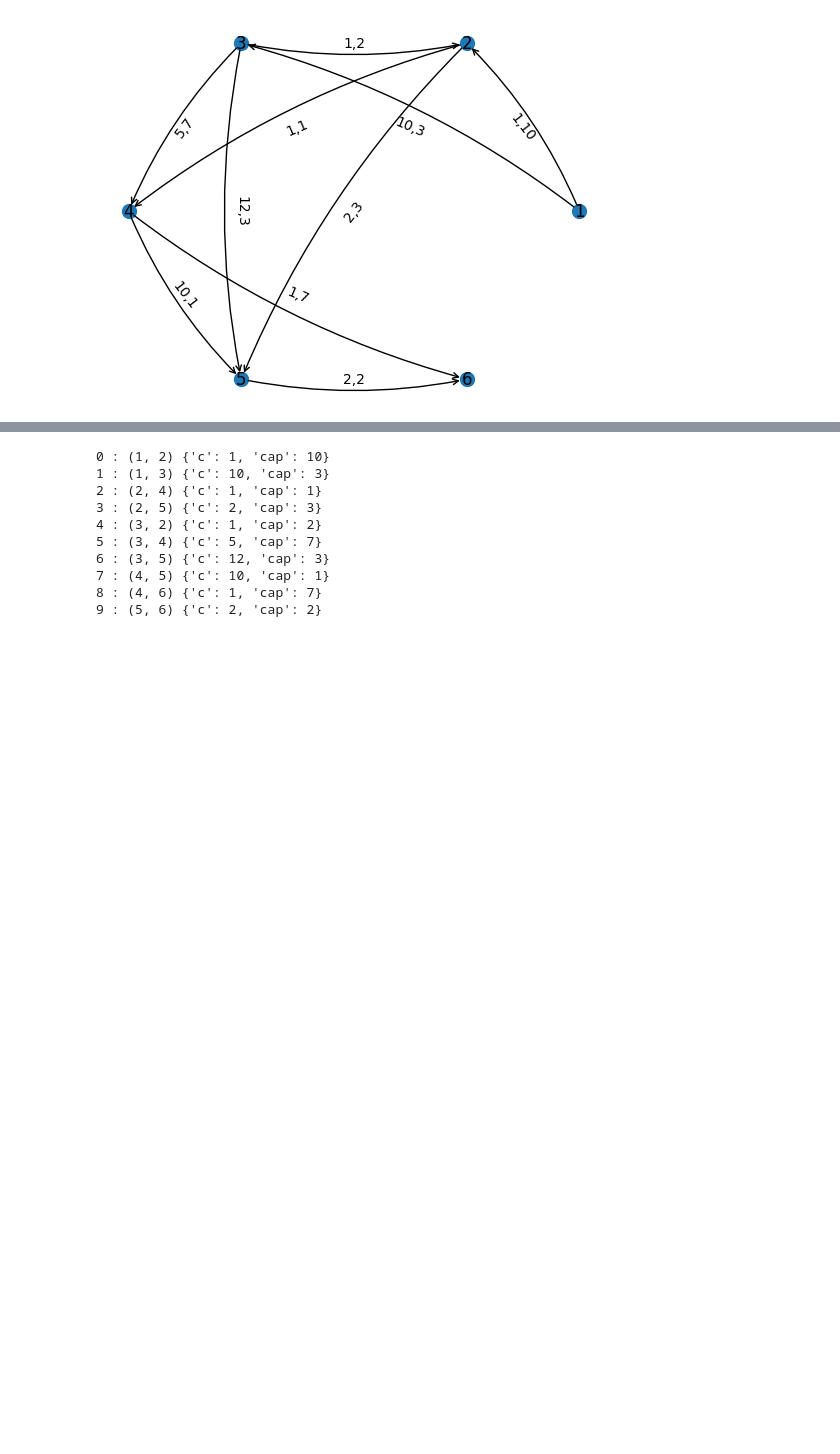
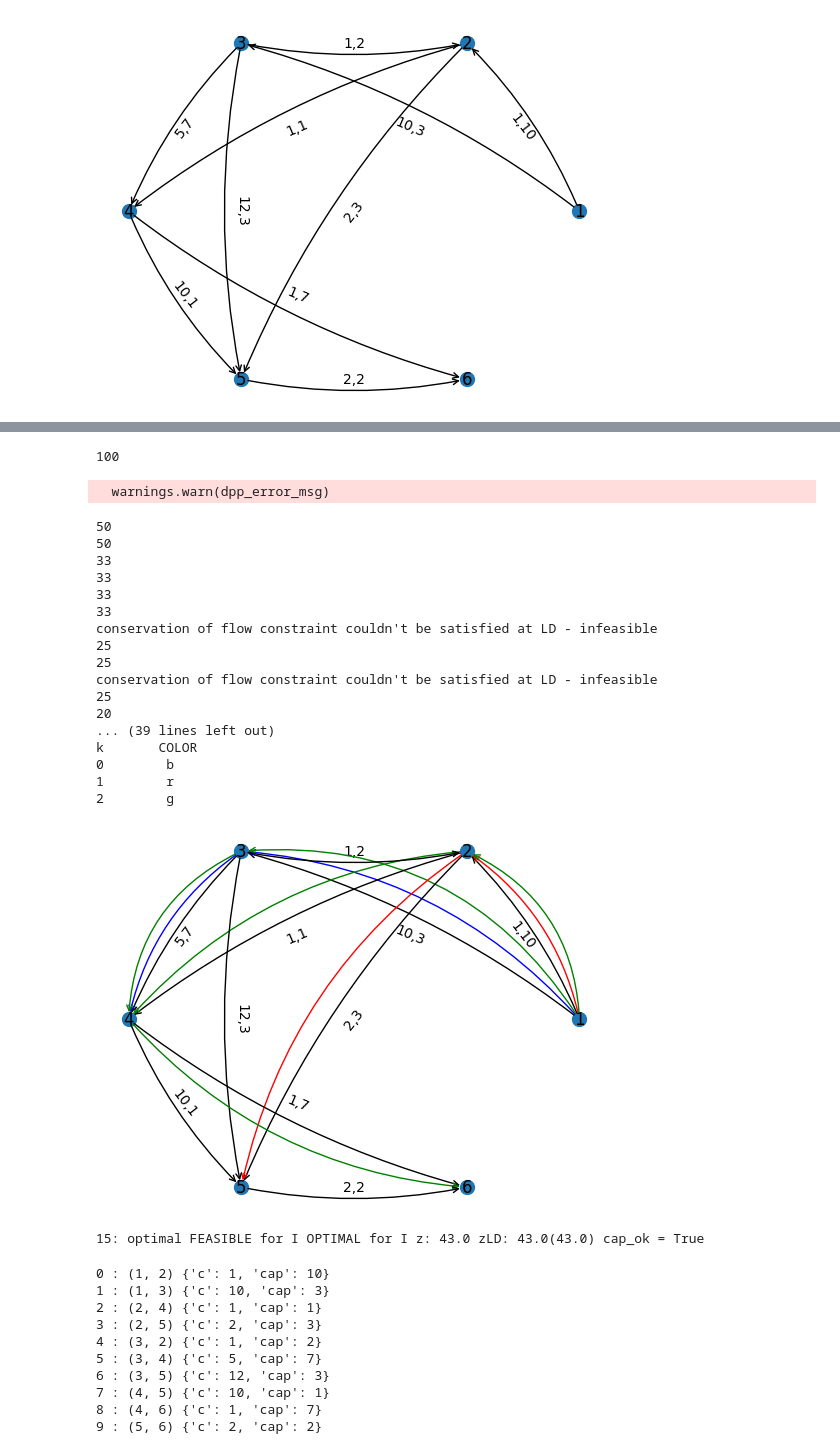
Before and after one commit to elgroselj/distributing_traffic, a Jupyter notebook: dai/lagrange.ipynb, the cells around one changed output, grey strips where cells are left out. Cells and saved outputs as stored; diff of their text form; code cells hidden in the pictures; blank space fills up the shorter version.

```diff
--- a/dai/lagrange.ipynb
+++ b/dai/lagrange.ipynb
@@ -544,0 +603,9 @@ k       COLOR
+# %%
+obj,constraints,vp = hf.init_from_graph(graph,[(0,3,1),(0,4,3),(0,5,2)])
+# vp["H"].value = np.array([[1, 3, 2],
+    #                     [0, 0, 0],
+    #                     [0, 0, 0],
+    #                     [-1, 0, 0],
+    #                     [0, -3, 0],
+    #                     [0, 0, -2]
+    #                     ])
@@ -545,3 +621,27 @@ k       COLOR
+# %%
+hf.run(obj,constraints,vp,graph,MAX_ITER=10,INIT_NUM_STEPS=100)
+# %% [output]
+100
+  warnings.warn(dpp_error_msg)
+50
+50
+33
+33
+33
+33
+conservation of flow constraint couldn't be satisfied at LD - infeasible
+25
+25
+conservation of flow constraint couldn't be satisfied at LD - infeasible
+25
+20
+... (39 lines left out)
+k       COLOR
+0        b
+1        r
+2        g
+[figure, added]
+15: optimal FEASIBLE for I OPTIMAL for I z: 43.0 zLD: 43.0(43.0) cap_ok = True
 # %%
 for i, e in enumerate(graph.edges()):
     print(i,":",e,graph.get_edge_data(e[0],e[1]))
```
Also changed, not shown: parts of 8 cells of this notebook, 3 other files.
